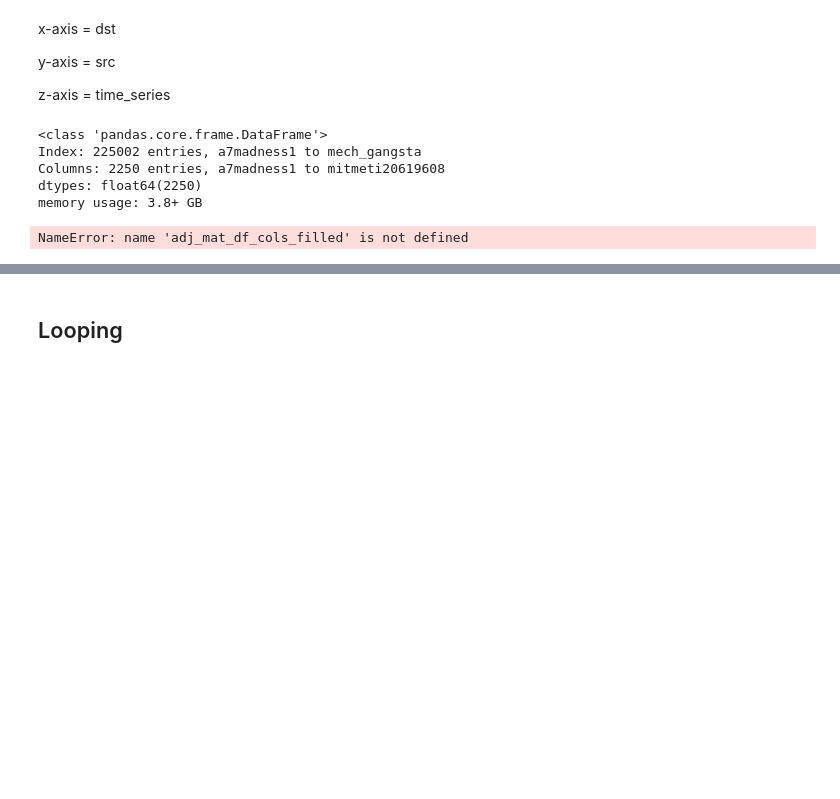
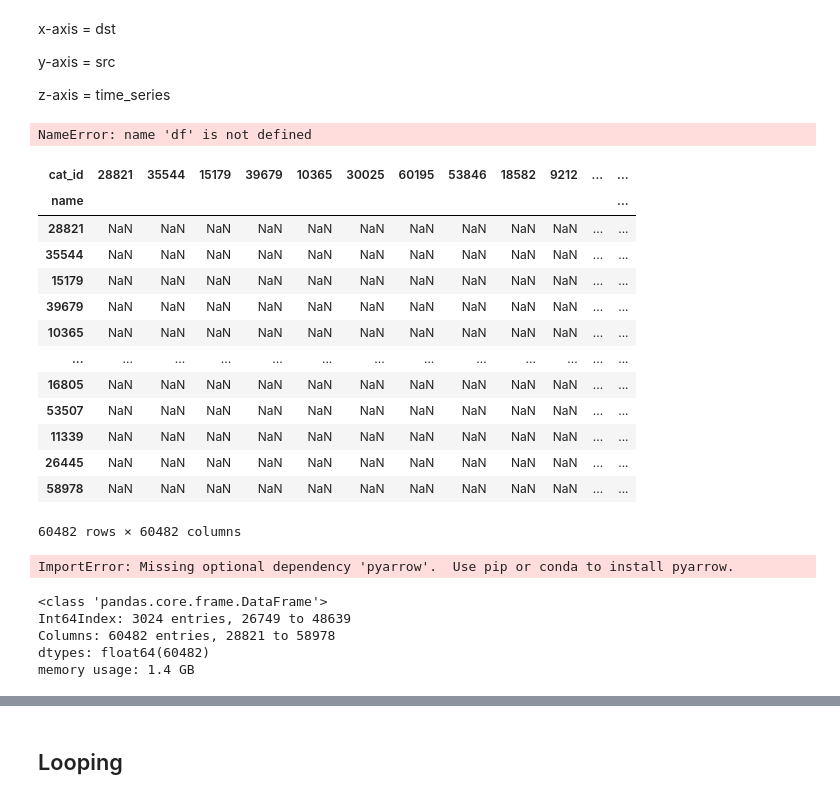
Before and after one commit to christianschwendner/coins_2122, a Jupyter notebook: Griffin_data/adjacency_matrix.ipynb, the cells around one changed output, grey strips where cells are left out. Drawn from its saved outputs; the diff is of its cells as text; code cells hidden in the pictures; blank space fills up the shorter version.

```diff
--- a/Griffin_data/adjacency_matrix.ipynb
+++ b/Griffin_data/adjacency_matrix.ipynb
@@ -7,0 +23,3 @@ user_to_user_time_series = pd.read_csv('KeyWords_New/user_to_user_time_series_Al
+# %%
+df = user_to_user_time_series.copy()
+df = df[df['src'] != df['dst']]
@@ -32,0 +130,9 @@ user_df
+# %%
+user_dst = df['dst']
+user_src = df['src']
+
+
+user_df = pd.concat([user_dst, user_src], axis=0)
+user_df.drop_duplicates(inplace=True)
+user_df = user_df.to_frame(name='id')
+user_df
@@ -33,3 +156,6 @@ user_df
+# %%
+user_df['cat_id'] = user_df.id.astype('category').cat.codes
+user_df.to_csv('user_df.csv')
 # %% [markdown]
 # Adjacency Matrix
 # %% [markdown]
@@ -41,23 +167,39 @@ z-axis = time_series
 # %%
 # build adj_mat construct
 # adj_mat_df = user_df.copy()
-adj_mat_df = user_df[:int(len(user_df)*0.01)]
-adj_mat_df.set_index("id", inplace=True)
+adj_mat_df = user_df[['cat_id']].copy()
+adj_mat_df.set_index("cat_id", inplace=True)
 
 # transpose
 adj_mat_df_cols = adj_mat_df.transpose()
-adj_mat_df_cols["name"] = user_df["id"]
+
+del adj_mat_df
+
+adj_mat_df_cols["name"] = user_df["cat_id"]
 adj_mat_df_cols.set_index('name', inplace=True)
-# %%
-adj_mat_df_cols_filled = adj_mat_df_cols.fillna(int(0))
-adj_mat_df_cols_filled.info()
-# %% [output]
-<class 'pandas.core.frame.DataFrame'>
-Index: 225002 entries, a7madness1 to mech_gangsta
-Columns: 2250 entries, a7madness1 to mitmeti20619608
-dtypes: float64(2250)
-memory usage: 3.8+ GB
-# %%
-adj_mat_df_cols_filled
-# %% [output]
-NameError: name 'adj_mat_df_cols_filled' is not defined
+# %%
+del df, adj_mat_df, user_to_user_time_series
+# %% [output]
+NameError: name 'df' is not defined
+# %%
+#adj_mat_df_cols.drop('name', axis=1, inplace=True)
+adj_mat_df_cols
+# %% [output]
+| cat_id | 28821 | 35544 | 15179 | 39679 | 10365 | 30025 | 60195 | 53846 | 18582 | 9212 | ... | ... |
+| name |  |  |  |  |  |  |  |  |  |  |  | ... |
+| 28821 | NaN | NaN | NaN | NaN | NaN | NaN | NaN | NaN | NaN | NaN | ... | ... |
+| 35544 | NaN | NaN | NaN | NaN | NaN | NaN | NaN | NaN | NaN | NaN | ... | ... |
+| 15179 | NaN | NaN | NaN | NaN | NaN | NaN | NaN | NaN | NaN | NaN | ... | ... |
+| 39679 | NaN | NaN | NaN | NaN | NaN | NaN | NaN | NaN | NaN | NaN | ... | ... |
+| 10365 | NaN | NaN | NaN | NaN | NaN | NaN | NaN | NaN | NaN | NaN | ... | ... |
+| ... | ... | ... | ... | ... | ... | ... | ... | ... | ... | ... | ... | ... |
+| 16805 | NaN | NaN | NaN | NaN | NaN | NaN | NaN | NaN | NaN | NaN | ... | ... |
+| 53507 | NaN | NaN | NaN | NaN | NaN | NaN | NaN | NaN | NaN | NaN | ... | ... |
+| 11339 | NaN | NaN | NaN | NaN | NaN | NaN | NaN | NaN | NaN | NaN | ... | ... |
+| 26445 | NaN | NaN | NaN | NaN | NaN | NaN | NaN | NaN | NaN | NaN | ... | ... |
+| 58978 | NaN | NaN | NaN | NaN | NaN | NaN | NaN | NaN | NaN | NaN | ... | ... |
+60482 rows × 60482 columns
+# %%
+adj_mat_df_cols.to_feather('adjacency_matrix.feather')
+# %% [output]
+ImportError: Missing optional dependency 'pyarrow'.  Use pip or conda to install pyarrow.
@@ -63,0 +211,8 @@ NameError: name 'adj_mat_df_cols_filled' is not defined
+# %%
+adj_mat_df_cols_sample.info()
+# %% [output]
+<class 'pandas.core.frame.DataFrame'>
+Int64Index: 3024 entries, 26749 to 48639
+Columns: 60482 entries, 28821 to 58978
+dtypes: float64(60482)
+memory usage: 1.4 GB
```
Also changed, not shown: parts of 26 cells of this notebook, 5 other files.
